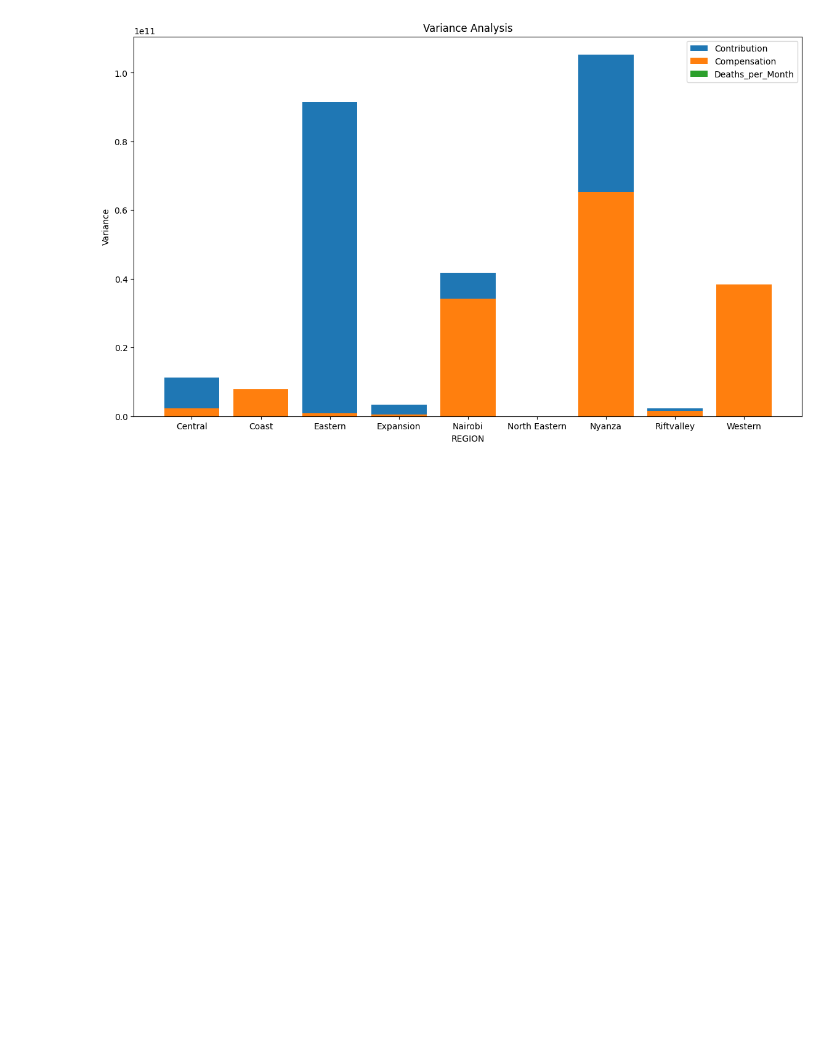
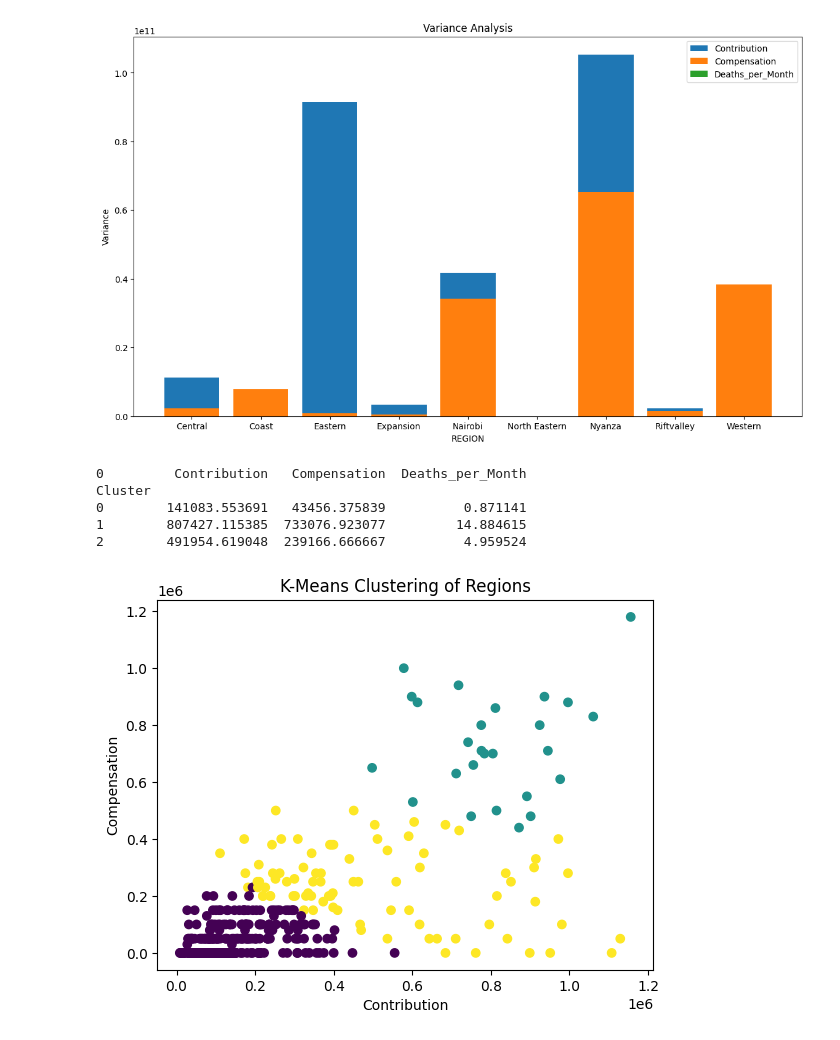
Before and after one commit to stevejj4/Data-Cleaning, a Jupyter notebook: SUN_Report.ipynb, the cells around one changed output. Saved outputs shown, nothing was run; the diff lists cells and outputs as text; code cells hidden in the pictures; blank space fills up the shorter version.

Commit message:
Used Clustering for more EDA

```diff
--- a/SUN_Report.ipynb
+++ b/SUN_Report.ipynb
@@ -408,3 +368,41 @@ plt.legend()
 plt.show()
 # %% [output]
 [figure]
+# %%
+from sklearn.cluster import KMeans
+from sklearn.preprocessing import StandardScaler
+# Selecting relevant features for clustering
+features = ['Contribution', 'Compensation', 'Deaths_per_Month']
+X = df[features]
+
+# Standardize the features (important for K-Means)
+scaler = StandardScaler()
+X_scaled = scaler.fit_transform(X)
+
+# Determine the optimal number of clusters (you can use methods like the Elbow method)
+# For this example, let's assume 3 clusters
+n_clusters = 3
+
+# Create and fit the K-Means model
+kmeans = KMeans(n_clusters=n_clusters, random_state=42)
+kmeans.fit(X_scaled)
+
+# Get the cluster labels for each region
+df['Cluster'] = kmeans.labels_
+
+# Analyze the clusters
+print(df.groupby('Cluster')[features].mean())  # Analyze mean values for each cluster
+
+# Visualize the clusters (example for 2D visualization - you might need dimensionality reduction for more features)
+plt.scatter(df['Contribution'], df['Compensation'], c=df['Cluster'], cmap='viridis')
+plt.xlabel('Contribution')
+plt.ylabel('Compensation')
+plt.title('K-Means Clustering of Regions')
+plt.show()
+# %% [output]
+0         Contribution   Compensation  Deaths_per_Month
+Cluster
+0        141083.553691   43456.375839          0.871141
+1        807427.115385  733076.923077         14.884615
+2        491954.619048  239166.666667          4.959524
+[figure, added]
```
Also changed, not shown: parts of 7 cells of this notebook.
